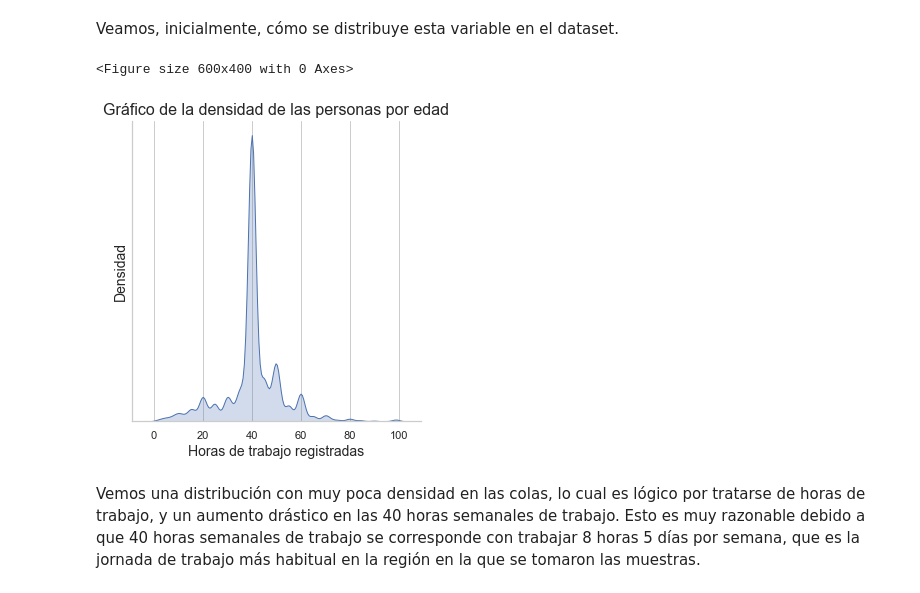
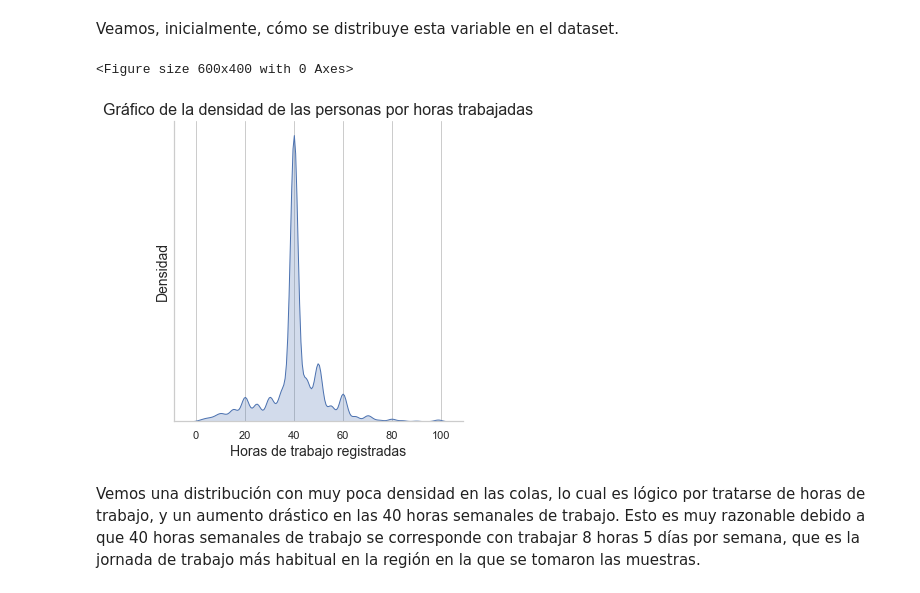
Before and after one commit to ncontinanza/tp-datos-1c2021-de-angelis-riva-continanza, a Jupyter notebook: Trabajo práctico N°1.ipynb, the cells around one changed output. Cells and saved outputs as stored; diff of their text form; code cells hidden in the pictures.

```diff
--- a/Trabajo práctico N°1.ipynb
+++ b/Trabajo práctico N°1.ipynb
@@ -647,16 +647,16 @@ Veamos, inicialmente, cómo se distribuye esta variable en el dataset.
 # %%
 df_tmp = df[['horas_trabajo_registradas']].copy()
 plt.figure(dpi=100)
 sns.displot(df_tmp, x='horas_trabajo_registradas', kind="kde", fill=True)
 
-plt.title("Gráfico de la densidad de las personas por horas traba", fontsize=16)
+plt.title("Gráfico de la densidad de las personas por horas trabajadas", fontsize=16)
 plt.xlabel("Horas de trabajo registradas", fontsize=14)
 plt.ylabel("Densidad", fontsize=14)
 plt.yticks([])
 plt.show()
 # %% [output]
 <Figure size 600x400 with 0 Axes>
-[figure, old version]
+[figure, new version]
 # %% [markdown]
 Vemos una distribución con muy poca densidad en las colas, lo cual es lógico por tratarse de horas de trabajo, y un aumento drástico en las 40 horas semanales de trabajo. Esto es muy razonable debido a que 40 horas semanales de trabajo se corresponde con trabajar 8 horas 5 días por semana, que es la jornada de trabajo más habitual en la región en la que se tomaron las muestras.
 # %% [markdown]
```
